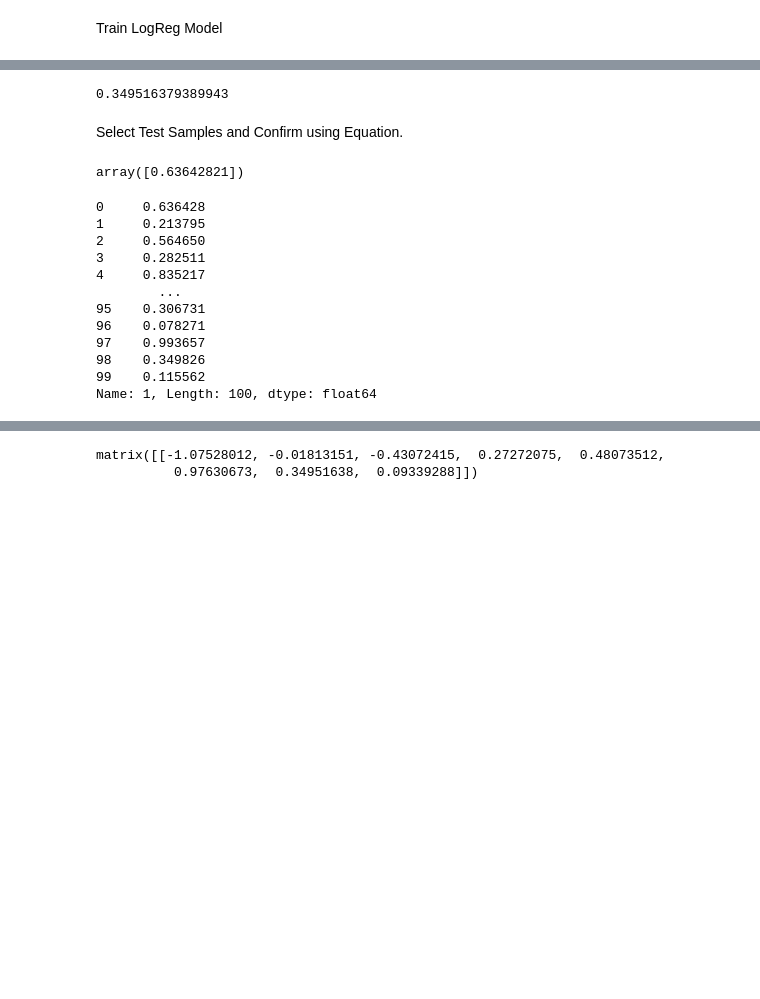
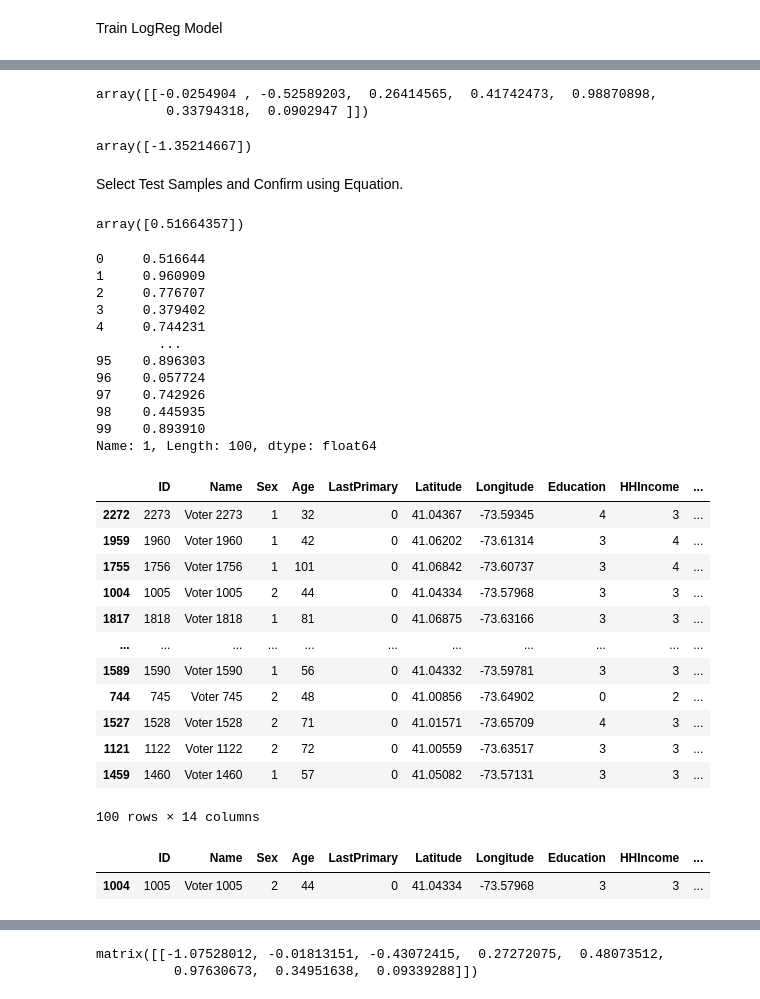
Before and after one commit to ellenwterry/PoliticalAnalysis, a Jupyter notebook: Reg_NE_and_LogReg.ipynb, the cells around one changed output, grey strips where cells are left out. Drawn from its saved outputs; the diff is of its cells as text; code cells hidden in the pictures; blank space fills up the shorter version.

```diff
--- a/Reg_NE_and_LogReg.ipynb
+++ b/Reg_NE_and_LogReg.ipynb
@@ -95,6 +93,5 @@ VoteBase
 # %%
-random.seed(316)
-VoteMatrix = patsy.dmatrix('Age + Sex + Education + HHIncome+ ReligiousAffil + LastPrimary + TopIssue', VoteBase)
+VoteMatrix = patsy.dmatrix('Age + Sex + Education + HHIncome+ ReligiousAffil + LastPrimary + TopIssue -1', VoteBase)
 yArray = np.array(VoteBase['Support24'])
 rows = VoteMatrix.shape[0]
 tstInd = np.random.randint(0, rows, size=100)
@@ -129,8 +126,13 @@ Probs[1]
 Name: 1, Length: 100, dtype: float64
 # %%
-model.coef_[0,6]
+model.coef_
 # %% [output]
-0.349516379389943
+array([[-0.0254904 , -0.52589203,  0.26414565,  0.41742473,  0.98870898,
+         0.33794318,  0.0902947 ]])
+# %%
+model.intercept_
+# %% [output]
+array([-1.35214667])
 # %% [markdown]
 Select Test Samples and Confirm using Equation.
 # %%
@@ -143,19 +145,42 @@ def stable_sigmoid(x):
 Prob2 = stable_sigmoid((np.dot(model.coef_,tstMatrix[0].transpose())+ model.intercept_).transpose())
 Prob2
 # %% [output]
-array([0.63642821])
+array([0.51664357])
 # %%
 pd.DataFrame(model.predict_proba(tstMatrix))[1]
 # %% [output]
-0     0.636428
-1     0.213795
-2     0.564650
-3     0.282511
-4     0.835217
+0     0.516644
+1     0.960909
+2     0.776707
+3     0.379402
+4     0.744231
         ...
-95    0.306731
-96    0.078271
-97    0.993657
-98    0.349826
-99    0.115562
+95    0.896303
+96    0.057724
+97    0.742926
+98    0.445935
+99    0.893910
 Name: 1, Length: 100, dtype: float64
+# %%
+tstDF = VoteBase.iloc[tstInd,:]
+tstDF['tst'] = Probs[1].tolist()
+tstDF
+# %% [output]
+|  | ID | Name | Sex | Age | LastPrimary | Latitude | Longitude | Education | HHIncome | ... |
+| 2272 | 2273 | Voter 2273 | 1 | 32 | 0 | 41.04367 | -73.59345 | 4 | 3 | ... |
+| 1959 | 1960 | Voter 1960 | 1 | 42 | 0 | 41.06202 | -73.61314 | 3 | 4 | ... |
+| 1755 | 1756 | Voter 1756 | 1 | 101 | 0 | 41.06842 | -73.60737 | 3 | 4 | ... |
+| 1004 | 1005 | Voter 1005 | 2 | 44 | 0 | 41.04334 | -73.57968 | 3 | 3 | ... |
+| 1817 | 1818 | Voter 1818 | 1 | 81 | 0 | 41.06875 | -73.63166 | 3 | 3 | ... |
+| ... | ... | ... | ... | ... | ... | ... | ... | ... | ... | ... |
+| 1589 | 1590 | Voter 1590 | 1 | 56 | 0 | 41.04332 | -73.59781 | 3 | 3 | ... |
+| 744 | 745 | Voter 745 | 2 | 48 | 0 | 41.00856 | -73.64902 | 0 | 2 | ... |
+| 1527 | 1528 | Voter 1528 | 2 | 71 | 0 | 41.01571 | -73.65709 | 4 | 3 | ... |
+| 1121 | 1122 | Voter 1122 | 2 | 72 | 0 | 41.00559 | -73.63517 | 3 | 3 | ... |
+| 1459 | 1460 | Voter 1460 | 1 | 57 | 0 | 41.05082 | -73.57131 | 3 | 3 | ... |
+100 rows × 14 columns
+# %%
+tstDF.loc[tstDF['ID'] == 1005]
+# %% [output]
+|  | ID | Name | Sex | Age | LastPrimary | Latitude | Longitude | Education | HHIncome | ... |
+| 1004 | 1005 | Voter 1005 | 2 | 44 | 0 | 41.04334 | -73.57968 | 3 | 3 | ... |
```
Also changed, not shown: parts of 17 cells of this notebook.
